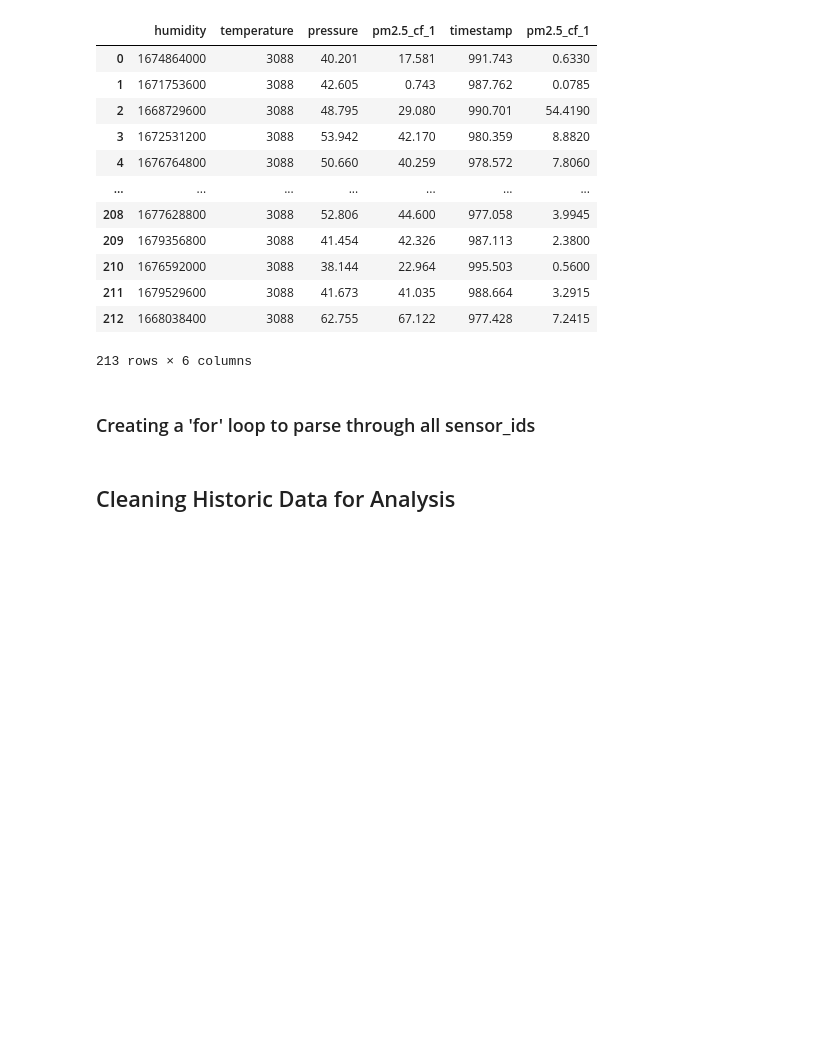
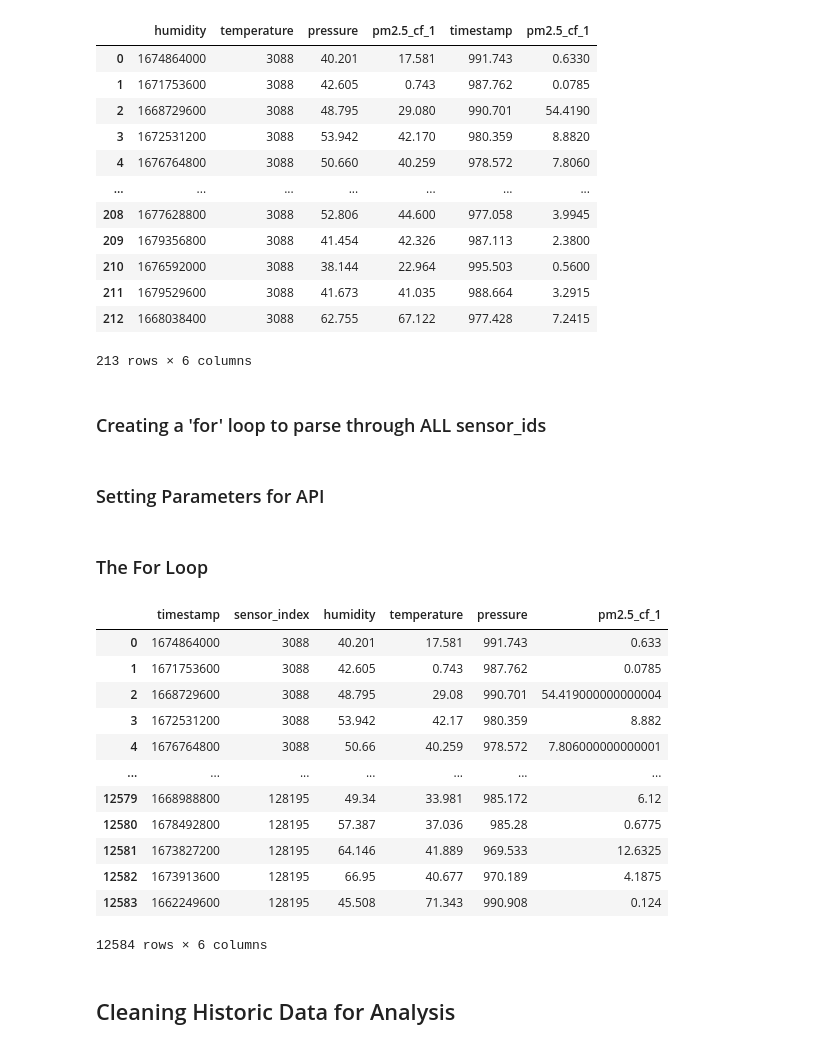
Before and after one commit to RTGS-Lab/QualityAirQualityCities, a Jupyter notebook: arcpy/qaqc/PurpleAir_Historic_QAQC.ipynb, the cells around one changed output. Cells and saved outputs as stored; diff of their text form; code cells hidden in the pictures; blank space fills up the shorter version.

```diff
--- a/arcpy/qaqc/PurpleAir_Historic_QAQC.ipynb
+++ b/arcpy/qaqc/PurpleAir_Historic_QAQC.ipynb
@@ -242,7 +259,71 @@ df_historic
 | 212 | 1668038400 | 3088 | 62.755 | 67.122 | 977.428 | 7.2415 |
 213 rows × 6 columns
 # %% [markdown]
-### Creating a 'for' loop to parse through all sensor_ids
+### Creating a 'for' loop to parse through ALL sensor_ids
+# %% [markdown]
+### Setting Parameters for API
+# %%
+sensor_id = sensor_ids[0]
+
+#Creating an empty dataframe to hold all sensor data
+df_all_sensors = pd.DataFrame()
+
+# Timestamp String
+
+time_string = 'start_timestamp=' + str(start_timestamp) + '&end_timestamp=' + str(end_timestamp)
+
+# Average string (in minutes) 1440 is 1 day average
+
+avg_string = 'average=1440'
+
+# Environmental fields
+
+env_fields = ['humidity', 'temperature', 'pressure', 'pm2.5_cf_1']
+
+env_fields_string = 'fields=' + '%2C%20'.join(env_fields)
+# %% [markdown]
+### The For Loop
+# %%
+for sensor_id in sensor_ids:
+    # Base URL
+    base_url = f'https://api.purpleair.com/v1/sensors/{sensor_id}/history/csv?'
+
+    # Put it all together
+    query_url = base_url + '&'.join([time_string, avg_string, env_fields_string])
+
+    my_headers = {'X-API-Key': api}
+    r = requests.get(query_url, headers=my_headers)
+
+    if r.status_code == 200:
+        # Read response as CSV data
+        csv_data = r.content.decode('utf-8')
+
+        # Parse CSV data into pandas DataFrame
+        df_individual_sensor = pd.read_csv(io.StringIO(csv_data), header=None)
+        df_individual_sensor = df_individual_sensor.iloc[1:]  # exclude the header row
+        df_individual_sensor.columns = ['timestamp'] + ['sensor_index'] + env_fields
+
+        # Concatenate the individual sensor data with the main DataFrame
+        df_all_sensors = pd.concat([df_all_sensors, df_individual_sensor], ignore_index=True)
+    else:
+        print(f"Error fetching data for sensor {sensor_id}: {r.status_code}")
+
+# Display the concatenated DataFrame for all sensors
+df_all_sensors
+# %% [output]
+|  | timestamp | sensor_index | humidity | temperature | pressure | pm2.5_cf_1 |
+| 0 | 1674864000 | 3088 | 40.201 | 17.581 | 991.743 | 0.633 |
+| 1 | 1671753600 | 3088 | 42.605 | 0.743 | 987.762 | 0.0785 |
+| 2 | 1668729600 | 3088 | 48.795 | 29.08 | 990.701 | 54.419000000000004 |
+| 3 | 1672531200 | 3088 | 53.942 | 42.17 | 980.359 | 8.882 |
+| 4 | 1676764800 | 3088 | 50.66 | 40.259 | 978.572 | 7.806000000000001 |
+| ... | ... | ... | ... | ... | ... | ... |
+| 12579 | 1668988800 | 128195 | 49.34 | 33.981 | 985.172 | 6.12 |
+| 12580 | 1678492800 | 128195 | 57.387 | 37.036 | 985.28 | 0.6775 |
+| 12581 | 1673827200 | 128195 | 64.146 | 41.889 | 969.533 | 12.6325 |
+| 12582 | 1673913600 | 128195 | 66.95 | 40.677 | 970.189 | 4.1875 |
+| 12583 | 1662249600 | 128195 | 45.508 | 71.343 | 990.908 | 0.124 |
+12584 rows × 6 columns
 # %% [markdown]
 ## Cleaning Historic Data for Analysis
 # %%
```
Also changed, not shown: parts of 14 cells of this notebook.
